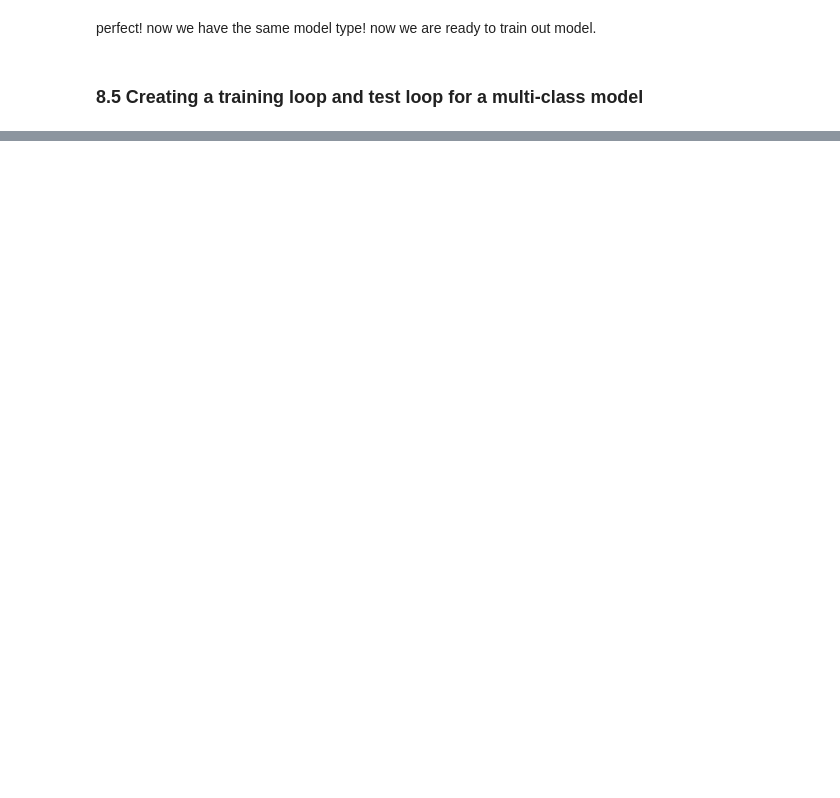
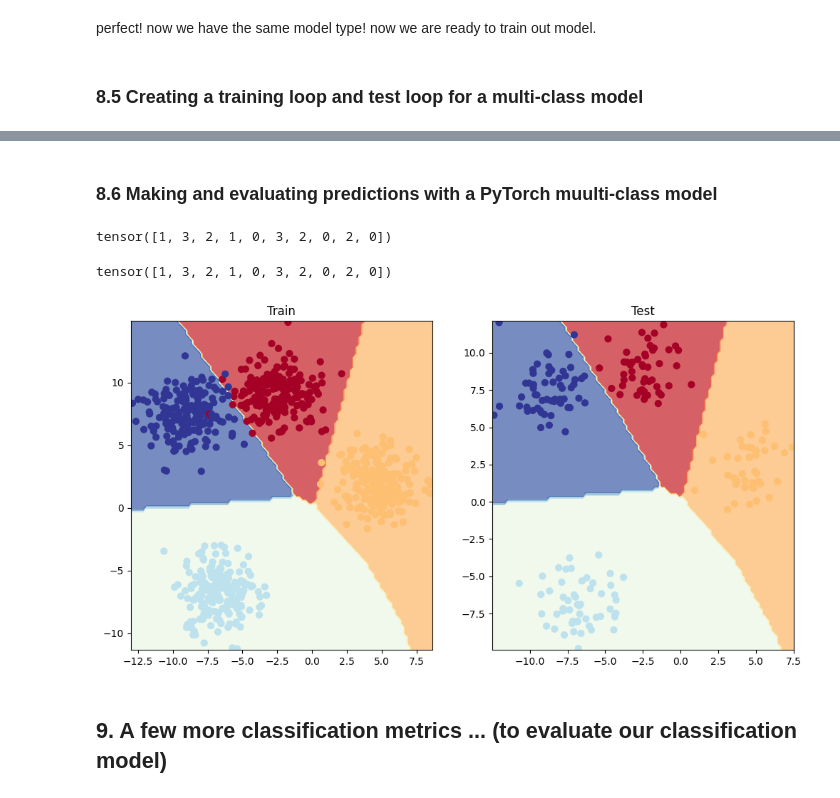
Before and after one commit to lirichardil/PyTorch, a Jupyter notebook: 02_PyTorch Neural Network Classification.ipynb, the cells around one changed output, grey strips where cells are left out. Drawn from its saved outputs; the diff is of its cells as text; code cells hidden in the pictures; blank space fills up the shorter version.

```diff
--- a/02_PyTorch Neural Network Classification.ipynb
+++ b/02_PyTorch Neural Network Classification.ipynb
@@ -1130,9 +1130,9 @@ class BlobModel(nn.Module):
         super().__init__()
         self.linear_layer_stack = nn.Sequential(
             nn.Linear(in_features=input_features, out_features=hidden_units),
-            # nn.ReLU(), # <- does our dataset require non-linear layers? (try uncommenting and see if the results change)
+            nn.ReLU(), # <- does our dataset require non-linear layers? (try uncommenting and see if the results change)
             nn.Linear(in_features=hidden_units, out_features=hidden_units),
-            # nn.ReLU(), # <- does our dataset require non-linear layers? (try uncommenting and see if the results change)
+            nn.ReLU(), # <- does our dataset require non-linear layers? (try uncommenting and see if the results change)
             nn.Linear(in_features=hidden_units, out_features=output_features), # how many classes are there?
         )
 
@@ -1305,0 +1319,31 @@ ValueError: Target size (torch.Size([800])) must be the same as input size (torc
+# %% [markdown]
+### 8.6 Making and evaluating predictions with a PyTorch muulti-class model
+# %%
+# Make predictions
+model_4.eval()
+with torch.inference_mode():
+    y_logits = model_4(X_blob_test)
+    y_logits[:5]
+    y_pred_probs = torch.softmax(y_logits, dim=1)
+
+y_preds = torch.argmax(y_pred_probs, dim=1)
+y_preds[:10]
+# %% [output]
+tensor([1, 3, 2, 1, 0, 3, 2, 0, 2, 0])
+# %%
+y_blob_test[:10]
+# %% [output]
+tensor([1, 3, 2, 1, 0, 3, 2, 0, 2, 0])
+# %%
+plt.figure(figsize=(12,6))
+plt.subplot(1,2,1)
+plt.title("Train")
+plot_decision_boundary(model_4, X_blob_train, y_blob_train)
+
+plt.subplot(1,2,2)
+plt.title("Test")
+plot_decision_boundary(model_4, X_blob_test, y_blob_test)
+# %% [output]
+[figure, added]
+# %% [markdown]
+## 9. A few more classification metrics ... (to evaluate our classification model)
```
Also changed, not shown: parts of 20 cells of this notebook, 3 other files.
